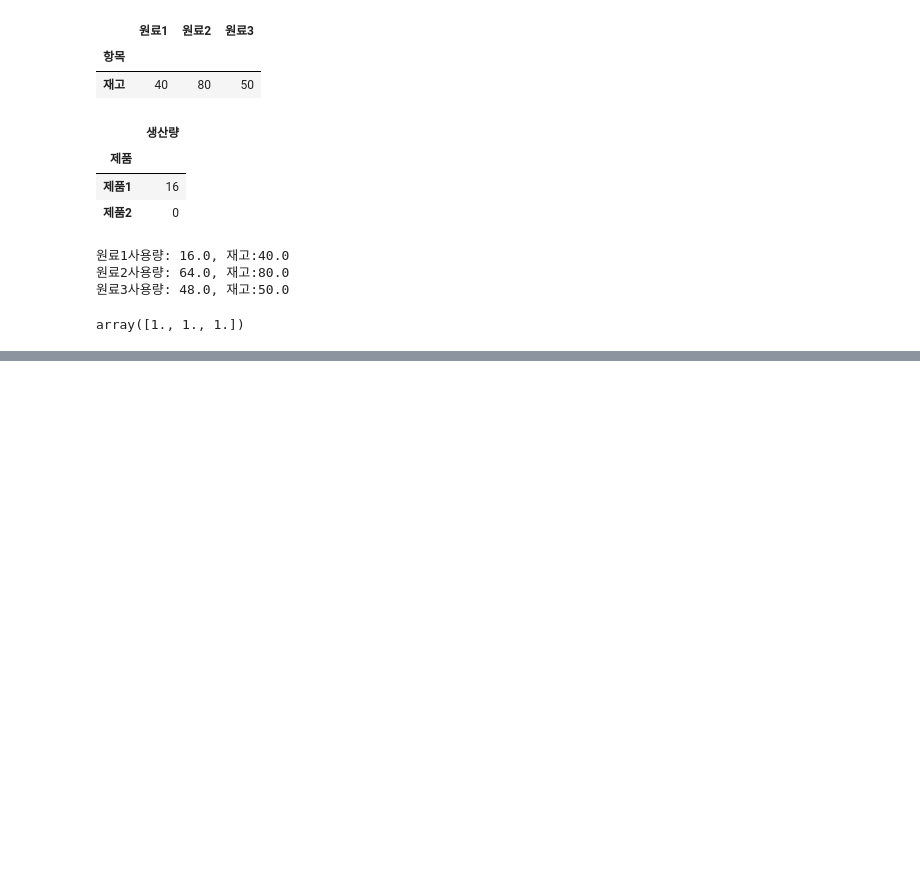
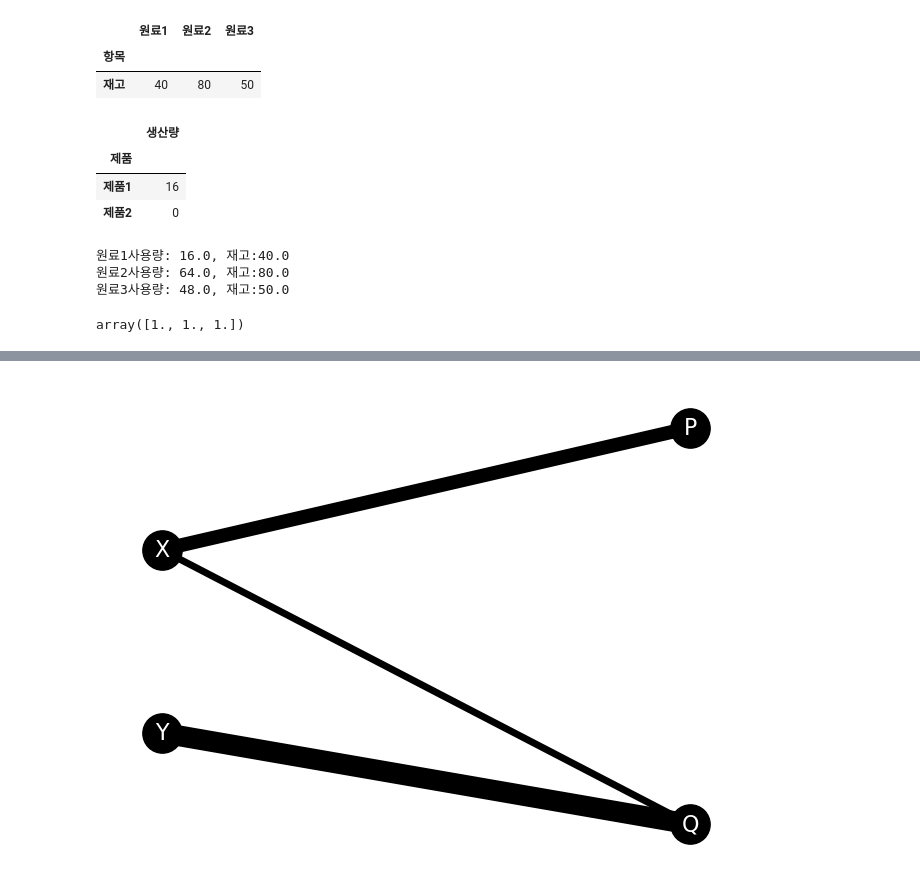
Before and after one commit to kkjjiinn/python-data-100-practice, a Jupyter notebook: 07-1.ipynb, the cells around one changed output, grey strips where cells are left out. Cells and saved outputs as stored; diff of their text form; code cells hidden in the pictures; blank space fills up the shorter version.

```diff
--- a/07-1.ipynb
+++ b/07-1.ipynb
@@ -367,0 +582,4 @@ array([1., 1., 1.])
+# %%
+#보기 쉽게 데이터프레임 재구성 (tc2 데이터)
+tc2 = trans_cost2[['공장', '대리점', '운송비', '제품', 'VarX', 'ValX']]
+tc2
@@ -367,0 +596,6 @@ array([1., 1., 1.])
+# %%
+# 이 최적의 운송량(ValX)일 때의 총 운송비용은? -> ValX와 운송비를 곱하기
+trans_cost = 0
+for i in range(len(tc2.index)):
+    trans_cost += tc2['운송비'].iloc[i]*tc2['ValX'].iloc[i]
+print(trans_cost)
@@ -367,0 +604,6 @@ array([1., 1., 1.])
+# %%
+#운송량을 시각화하기 위해 임의로 공장 -> 대리점으로 간 운송량만 더하기 (사실 어떤 제품을 생산했는지까지 고려해야하는데 생략)
+tc3 = pd.DataFrame(tc2.groupby(['공장', '대리점'], as_index=False)['ValX'].sum())
+tc3
+
+#공장 - 대리점이 같을 때 합
@@ -367,0 +616,33 @@ array([1., 1., 1.])
+# %%
+#네트워크 가시화하기
+import networkx as nx
+import matplotlib.pyplot as plt
+
+#그래프 객체 설정
+G = nx.Graph()
+
+#노드 설정
+sy = ['X', 'Y', 'P', 'Q']
+for i in range(len(sy)):
+    G.add_node(sy[i])
+#엣지 설정(공장에서 하나 - 대리점에서 하나를 연결)
+for i in range(0,2):
+    for j in range(2,4):
+        G.add_edge(sy[i], sy[j])
+#엣지 가중치 리스트화
+size = 0.5 #가중치 사이츠 축소
+sy2 = []
+for i in range(len(tc3.index)):
+    sy2.append(tc3['ValX'].iloc[i] * size)
+#좌표 설정(정보없음)
+pos = {}
+pos['X'] = (0, 0.9)
+pos['Y'] = (0, 0.3)
+pos['P'] = (0.7,1.3)
+pos['Q'] = (0.7,0)
+
+#그리기
+nx.draw(G, pos, with_labels=True, font_size = 16, node_size = 800, node_color='k', font_color = 'w', width = sy2)#가중치 width옵션지정
+plt.show()
+# %% [output]
+[figure, added]
```
Also changed, not shown: parts of 29 cells of this notebook.
